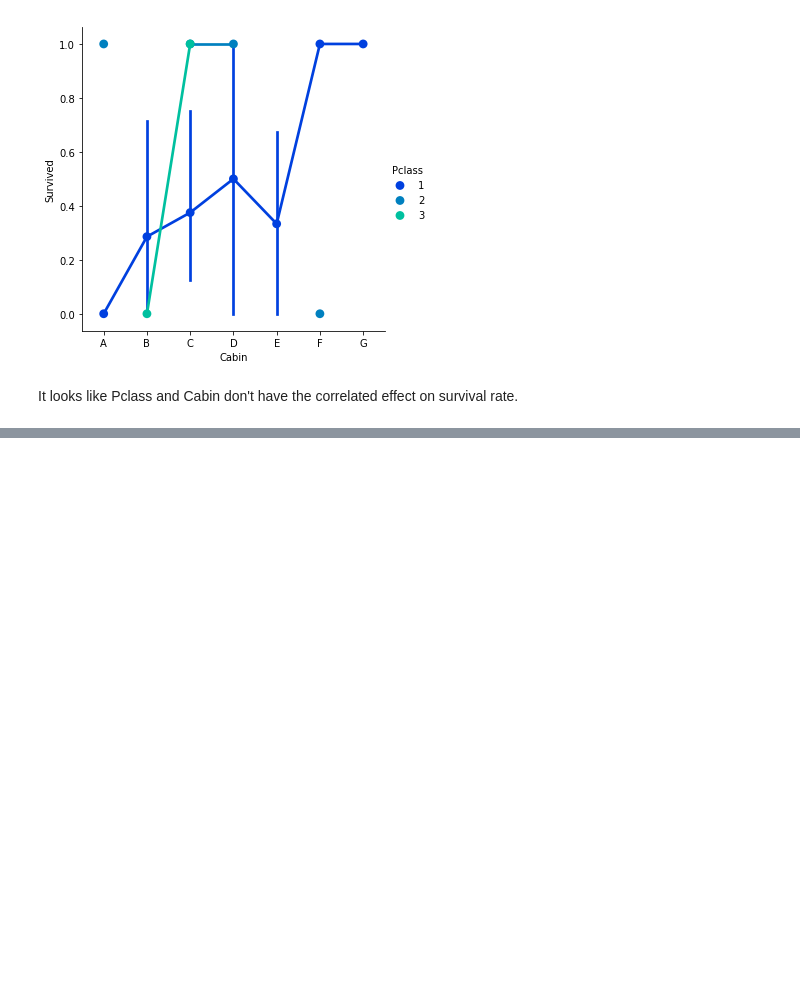
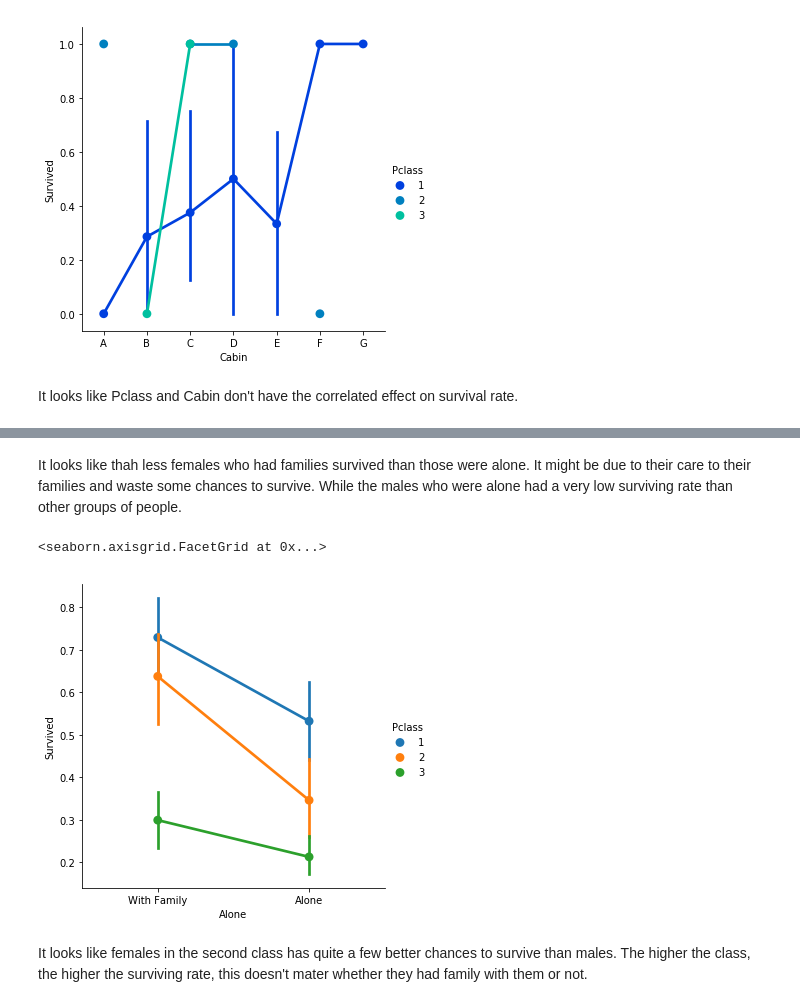
Before and after one commit to stellazhu31/Kaggle-Titanic-Machine-Learning-Personal-Project, a Jupyter notebook: Prediction of Titanic Survival Information.ipynb, the cells around one changed output, grey strips where cells are left out. Saved outputs shown, nothing was run; the diff lists cells and outputs as text; code cells hidden in the pictures; blank space fills up the shorter version.

```diff
--- a/Prediction of Titanic Survival Information.ipynb
+++ b/Prediction of Titanic Survival Information.ipynb
@@ -460,0 +481,9 @@ It looks like Pclass and Cabin don't have the correlated effect on survival rate
+# %% [markdown]
+It looks like thah less females who had families survived than those were alone. It might be due to their care to their families and waste some chances to survive. While the males who were alone had a very low surviving rate than other groups of people.
+# %%
+sns.factorplot('Alone','Survived',hue='Pclass',data=titanic_df)
+# %% [output]
+<seaborn.axisgrid.FacetGrid at 0x...>
+[figure, added]
+# %% [markdown]
+It looks like females in the second class has quite a few better chances to survive than males. The higher the class, the higher the surviving rate, this doesn't mater whether they had family with them or not.
```
Also changed, not shown: parts of 4 cells of this notebook.
